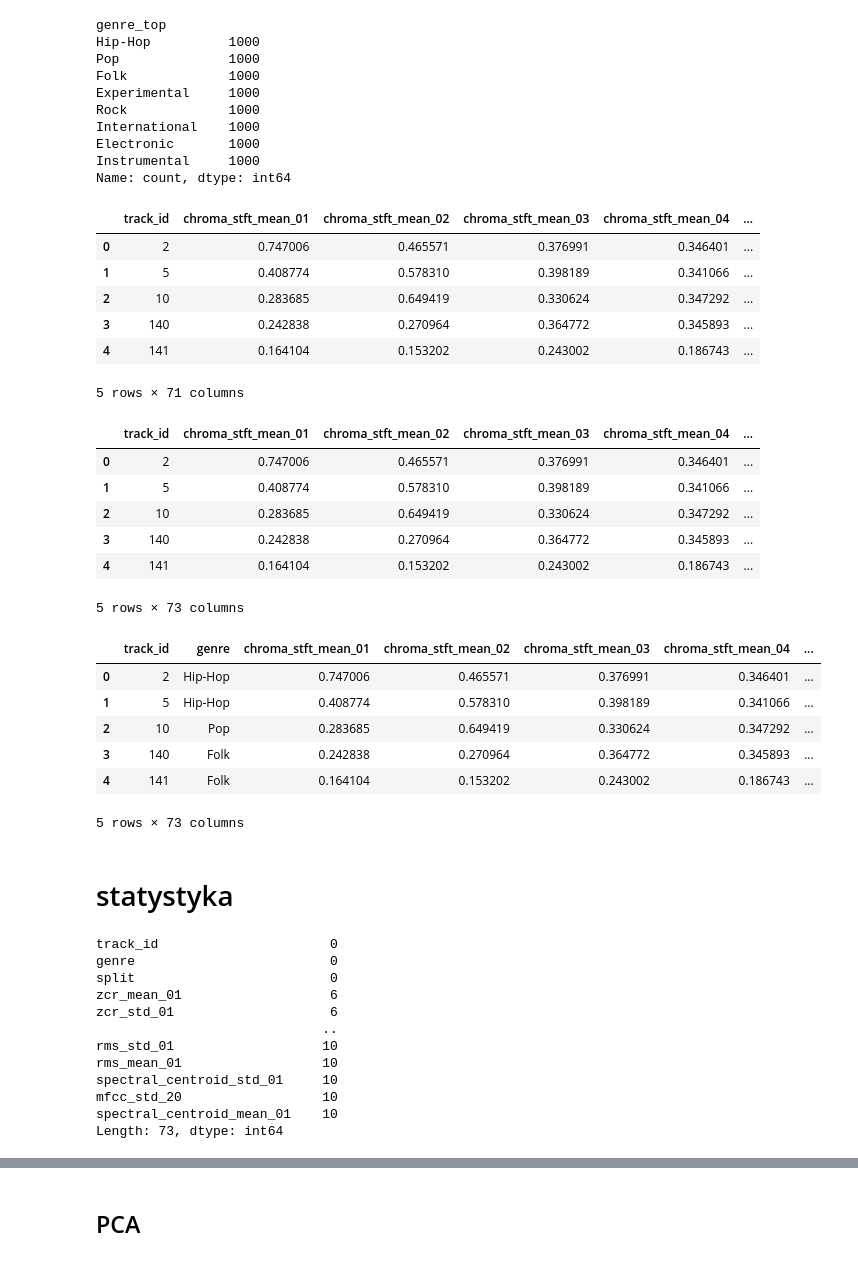
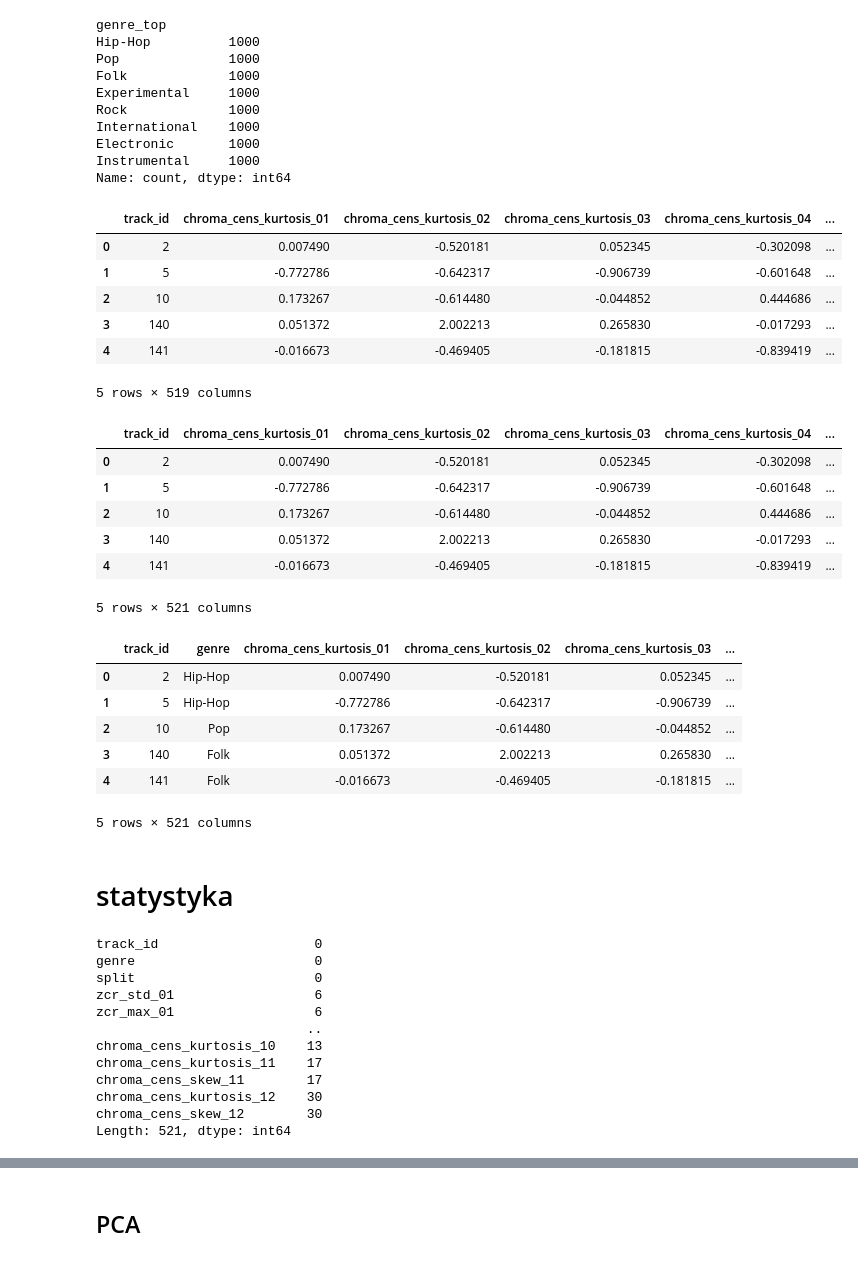
Before and after one commit to Jakub-Karczewski/data_exploration_project, a Jupyter notebook: fma_small_full.ipynb, the cells around one changed output, grey strips where cells are left out. Cells and saved outputs as stored; diff of their text form; code cells hidden in the pictures.

```diff
--- a/fma_small_full.ipynb
+++ b/fma_small_full.ipynb
@@ -55,41 +55,41 @@ Electronic       1000
 Instrumental     1000
 Name: count, dtype: int64
 # %%
-df = pd.read_csv(r"C:\Users\kinga\Desktop\studia\DS\ED_project\features_small_mniej_cech.csv")
+df = pd.read_csv(r"C:\Users\kinga\Desktop\studia\DS\ED_project\features_small_full.csv")
 df.head()
 # %% [output]
-|  | track_id | chroma_stft_mean_01 | chroma_stft_mean_02 | chroma_stft_mean_03 | chroma_stft_mean_04 | ... |
-| 0 | 2 | 0.747006 | 0.465571 | 0.376991 | 0.346401 | ... |
-| 1 | 5 | 0.408774 | 0.578310 | 0.398189 | 0.341066 | ... |
-| 2 | 10 | 0.283685 | 0.649419 | 0.330624 | 0.347292 | ... |
-| 3 | 140 | 0.242838 | 0.270964 | 0.364772 | 0.345893 | ... |
-| 4 | 141 | 0.164104 | 0.153202 | 0.243002 | 0.186743 | ... |
+|  | track_id | chroma_cens_kurtosis_01 | chroma_cens_kurtosis_02 | chroma_cens_kurtosis_03 | chroma_cens_kurtosis_04 | ... |
+| 0 | 2 | 0.007490 | -0.520181 | 0.052345 | -0.302098 | ... |
+| 1 | 5 | -0.772786 | -0.642317 | -0.906739 | -0.601648 | ... |
+| 2 | 10 | 0.173267 | -0.614480 | -0.044852 | 0.444686 | ... |
+| 3 | 140 | 0.051372 | 2.002213 | 0.265830 | -0.017293 | ... |
+| 4 | 141 | -0.016673 | -0.469405 | -0.181815 | -0.839419 | ... |
-5 rows × 71 columns
+5 rows × 519 columns
 # %%
 df = df.merge(df_tracks[['track_id', 'genre_top', 'split']], on='track_id', how='left')
 # %%
 df.head()
 # %% [output]
-|  | track_id | chroma_stft_mean_01 | chroma_stft_mean_02 | chroma_stft_mean_03 | chroma_stft_mean_04 | ... |
-| 0 | 2 | 0.747006 | 0.465571 | 0.376991 | 0.346401 | ... |
-| 1 | 5 | 0.408774 | 0.578310 | 0.398189 | 0.341066 | ... |
-| 2 | 10 | 0.283685 | 0.649419 | 0.330624 | 0.347292 | ... |
-| 3 | 140 | 0.242838 | 0.270964 | 0.364772 | 0.345893 | ... |
-| 4 | 141 | 0.164104 | 0.153202 | 0.243002 | 0.186743 | ... |
+|  | track_id | chroma_cens_kurtosis_01 | chroma_cens_kurtosis_02 | chroma_cens_kurtosis_03 | chroma_cens_kurtosis_04 | ... |
+| 0 | 2 | 0.007490 | -0.520181 | 0.052345 | -0.302098 | ... |
+| 1 | 5 | -0.772786 | -0.642317 | -0.906739 | -0.601648 | ... |
+| 2 | 10 | 0.173267 | -0.614480 | -0.044852 | 0.444686 | ... |
+| 3 | 140 | 0.051372 | 2.002213 | 0.265830 | -0.017293 | ... |
+| 4 | 141 | -0.016673 | -0.469405 | -0.181815 | -0.839419 | ... |
-5 rows × 73 columns
+5 rows × 521 columns
 # %%
 col = df.pop('genre_top')
 df.insert(1, 'genre', col)
 
 df.head()
 # %% [output]
-|  | track_id | genre | chroma_stft_mean_01 | chroma_stft_mean_02 | chroma_stft_mean_03 | chroma_stft_mean_04 | ... |
-| 0 | 2 | Hip-Hop | 0.747006 | 0.465571 | 0.376991 | 0.346401 | ... |
-| 1 | 5 | Hip-Hop | 0.408774 | 0.578310 | 0.398189 | 0.341066 | ... |
-| 2 | 10 | Pop | 0.283685 | 0.649419 | 0.330624 | 0.347292 | ... |
-| 3 | 140 | Folk | 0.242838 | 0.270964 | 0.364772 | 0.345893 | ... |
-| 4 | 141 | Folk | 0.164104 | 0.153202 | 0.243002 | 0.186743 | ... |
+|  | track_id | genre | chroma_cens_kurtosis_01 | chroma_cens_kurtosis_02 | chroma_cens_kurtosis_03 | ... |
+| 0 | 2 | Hip-Hop | 0.007490 | -0.520181 | 0.052345 | ... |
+| 1 | 5 | Hip-Hop | -0.772786 | -0.642317 | -0.906739 | ... |
+| 2 | 10 | Pop | 0.173267 | -0.614480 | -0.044852 | ... |
+| 3 | 140 | Folk | 0.051372 | 2.002213 | 0.265830 | ... |
+| 4 | 141 | Folk | -0.016673 | -0.469405 | -0.181815 | ... |
-5 rows × 73 columns
+5 rows × 521 columns
 # %% [markdown]
 # statystyka
 # %%
@@ -97,18 +97,18 @@ miss = df.isnull().sum()
 # %%
 miss.sort_values()
 # %% [output]
-track_id                      0
-genre                         0
-split                         0
-zcr_mean_01                   6
-zcr_std_01                    6
-                             ..
-rms_std_01                   10
-rms_mean_01                  10
-spectral_centroid_std_01     10
-mfcc_std_20                  10
-spectral_centroid_mean_01    10
-Length: 73, dtype: int64
+track_id                    0
+genre                       0
+split                       0
+zcr_std_01                  6
+zcr_max_01                  6
+                           ..
+chroma_cens_kurtosis_10    13
+chroma_cens_kurtosis_11    17
+chroma_cens_skew_11        17
+chroma_cens_kurtosis_12    30
+chroma_cens_skew_12        30
+Length: 521, dtype: int64
 # %%
 # handling missing values - mean in class (genre id)
 numeric_cols = df.select_dtypes(include=[np.number]).columns
```
Also changed, not shown: parts of 11 cells of this notebook.
